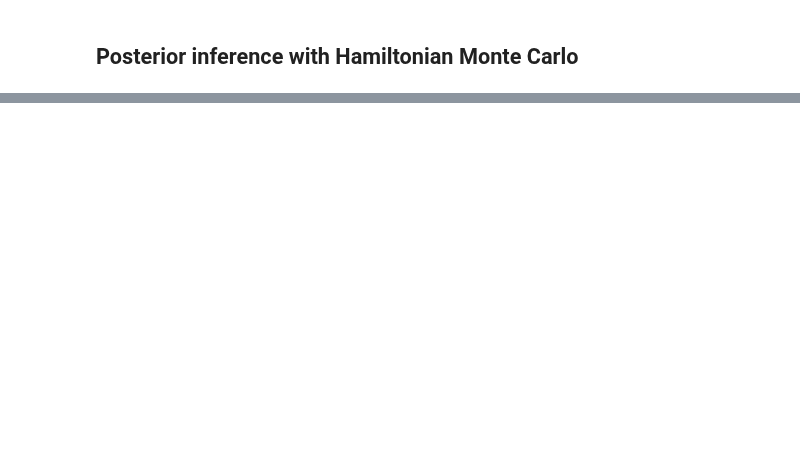
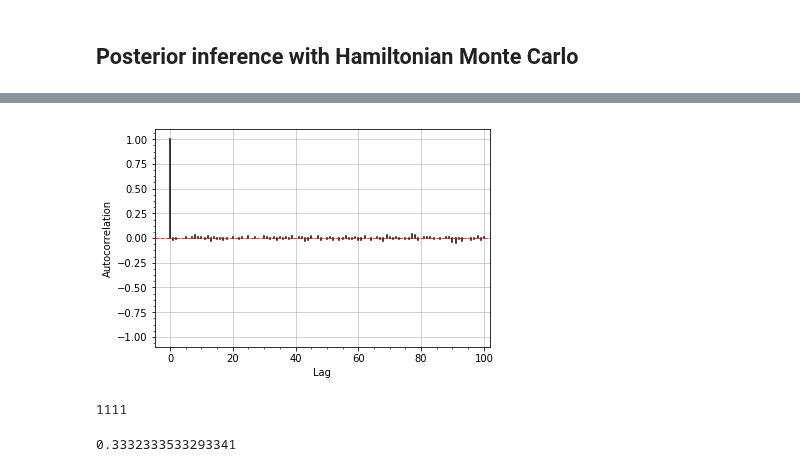
Before and after one commit to montefiore-institute/hypothesis, a Jupyter notebook: examples/hamiltonian_monte_carlo.ipynb, the cells around one changed output, grey strips where cells are left out. Saved outputs shown, nothing was run; the diff lists cells and outputs as text; code cells hidden in the pictures; blank space fills up the shorter version.

```diff
--- a/examples/hamiltonian_monte_carlo.ipynb
+++ b/examples/hamiltonian_monte_carlo.ipynb
@@ -64,0 +84,12 @@ plt.show()
+# %%
+plot_autocorrelation(thinned_chain, max_lag=100, interval=1)
+# %% [output]
+[figure, added]
+# %%
+thinned_chain.effective_size()
+# %% [output]
+1111
+# %%
+thinned_chain.efficiency()
+# %% [output]
+0.3332333533293341
```
Also changed, not shown: parts of 9 cells of this notebook, 3 other files.
